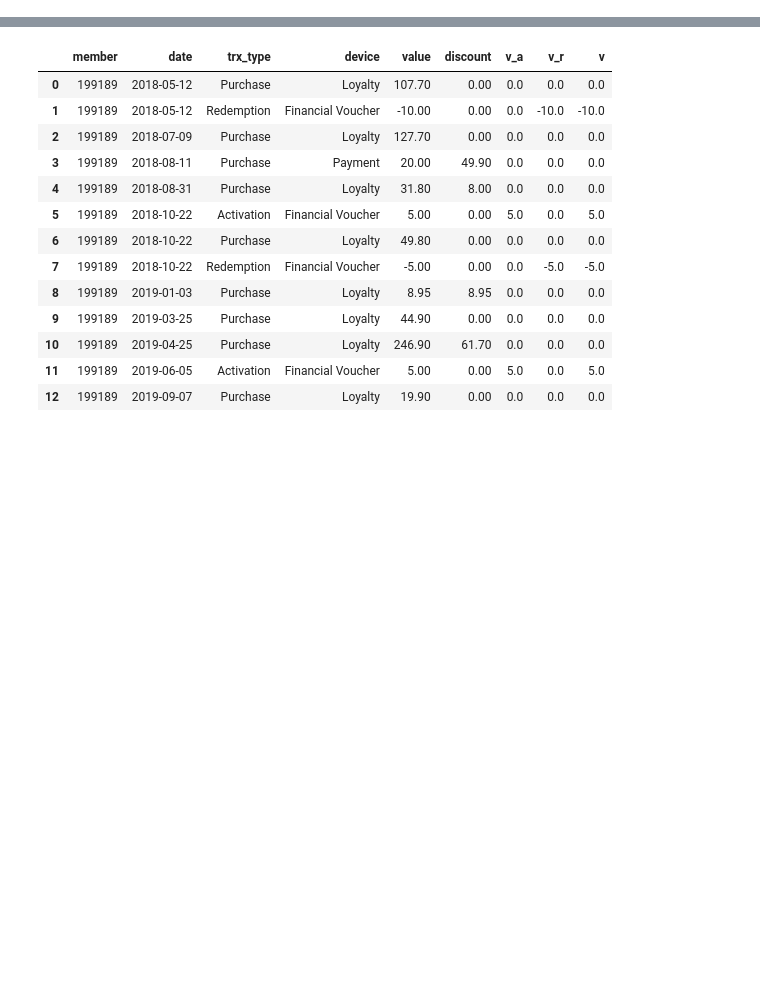
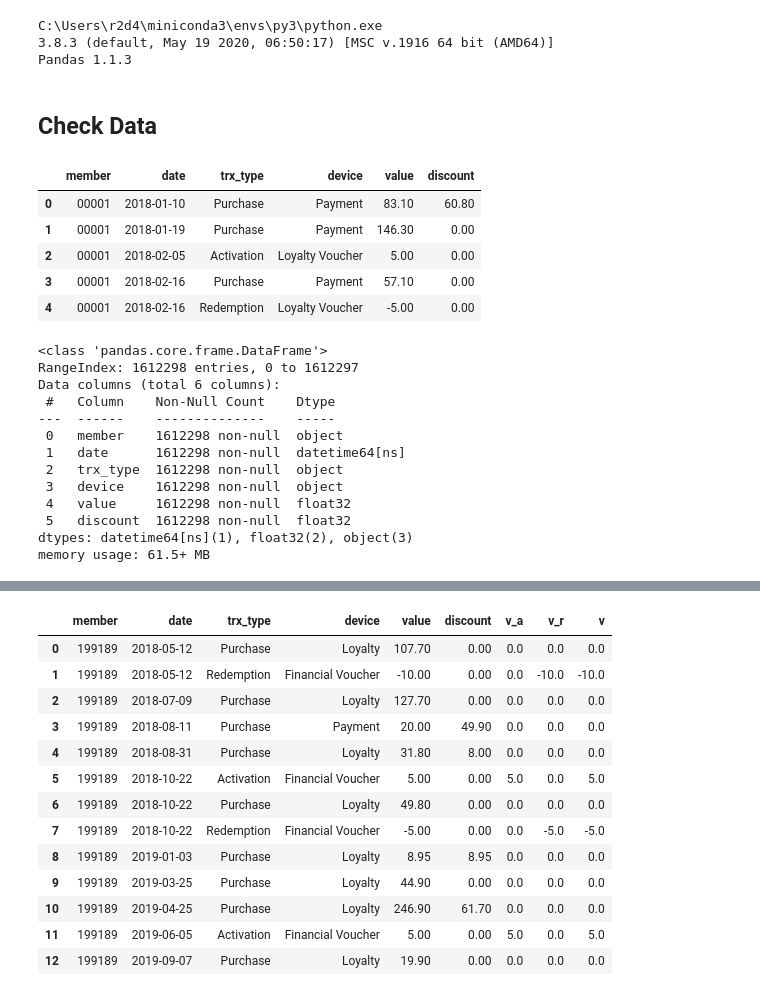
Before and after one commit to rbuerki/trx_data_manipulation_medium, a Jupyter notebook: 1_simple_trx_prep/Trx_Data_Transformation.ipynb, the cells around one changed output, grey strips where cells are left out. Drawn from its saved outputs; the diff is of its cells as text; code cells hidden in the pictures; blank space fills up the shorter version.

```diff
--- a/1_simple_trx_prep/Trx_Data_Transformation.ipynb
+++ b/1_simple_trx_prep/Trx_Data_Transformation.ipynb
@@ -3,0 +35,10 @@
+# %%
+print(sys.executable)
+print(sys.version)
+print(f'Pandas {pd.__version__}')
+# %% [output]
+C:\Users\r2d4\miniconda3\envs\py3\python.exe
+3.8.3 (default, May 19 2020, 06:50:17) [MSC v.1916 64 bit (AMD64)]
+Pandas 1.1.3
+# %% [markdown]
+## Check Data
@@ -3,0 +48,23 @@
+# %%
+data_clean.head()
+data_clean.info()
+# %% [output]
+|  | member | date | trx_type | device | value | discount |
+| 0 | 00001 | 2018-01-10 | Purchase | Payment | 83.10 | 60.80 |
+| 1 | 00001 | 2018-01-19 | Purchase | Payment | 146.30 | 0.00 |
+| 2 | 00001 | 2018-02-05 | Activation | Loyalty Voucher | 5.00 | 0.00 |
+| 3 | 00001 | 2018-02-16 | Purchase | Payment | 57.10 | 0.00 |
+| 4 | 00001 | 2018-02-16 | Redemption | Loyalty Voucher | -5.00 | 0.00 |
+<class 'pandas.core.frame.DataFrame'>
+RangeIndex: 1612298 entries, 0 to 1612297
+Data columns (total 6 columns):
+ #   Column    Non-Null Count    Dtype
+---  ------    --------------    -----
+ 0   member    1612298 non-null  object
+ 1   date      1612298 non-null  datetime64[ns]
+ 2   trx_type  1612298 non-null  object
+ 3   device    1612298 non-null  object
+ 4   value     1612298 non-null  float32
+ 5   discount  1612298 non-null  float32
+dtypes: datetime64[ns](1), float32(2), object(3)
+memory usage: 61.5+ MB
```
Also changed, not shown: parts of 31 cells of this notebook.
